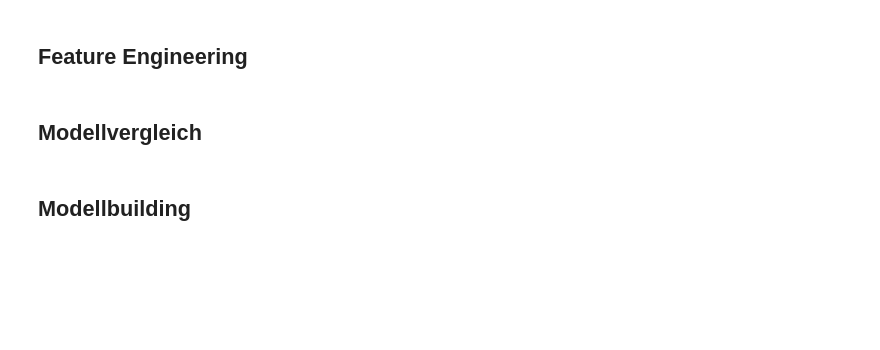
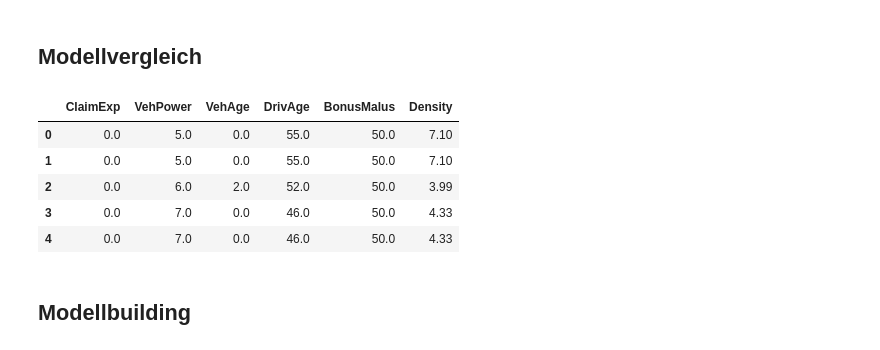
Before and after one commit to gguljanov/insurance-claim-prediction, a Jupyter notebook: main.ipynb, the cells around one changed output. Drawn from its saved outputs; the diff is of its cells as text; code cells hidden in the pictures; blank space fills up the shorter version.

Commit message:
main.py finalized

```diff
--- a/main.ipynb
+++ b/main.ipynb
@@ -54,6 +105,14 @@ rprint(sum(df["ClaimNb"] > 0.0) / df.shape[0])
-# %% [markdown]
-## Feature Engineering
 # %% [markdown]
 ## Modellvergleich
+# %%
+df = main.load_csv()
+df.head()
+# %% [output]
+|  | ClaimExp | VehPower | VehAge | DrivAge | BonusMalus | Density |
+| 0 | 0.0 | 5.0 | 0.0 | 55.0 | 50.0 | 7.10 |
+| 1 | 0.0 | 5.0 | 0.0 | 55.0 | 50.0 | 7.10 |
+| 2 | 0.0 | 6.0 | 2.0 | 52.0 | 50.0 | 3.99 |
+| 3 | 0.0 | 7.0 | 0.0 | 46.0 | 50.0 | 4.33 |
+| 4 | 0.0 | 7.0 | 0.0 | 46.0 | 50.0 | 4.33 |
 # %% [markdown]
 ## Modellbuilding
```
Also changed, not shown: parts of 6 cells of this notebook, 1 other file.
